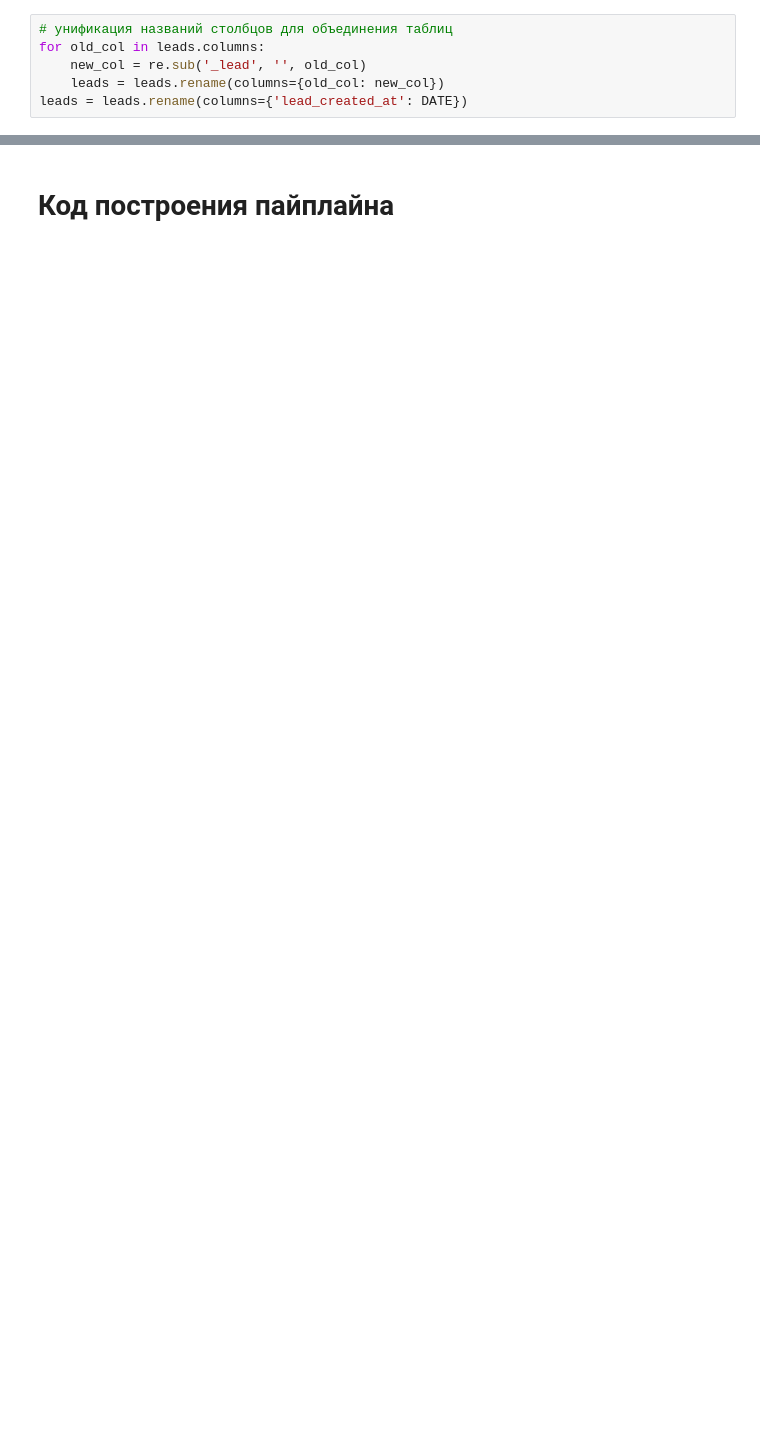
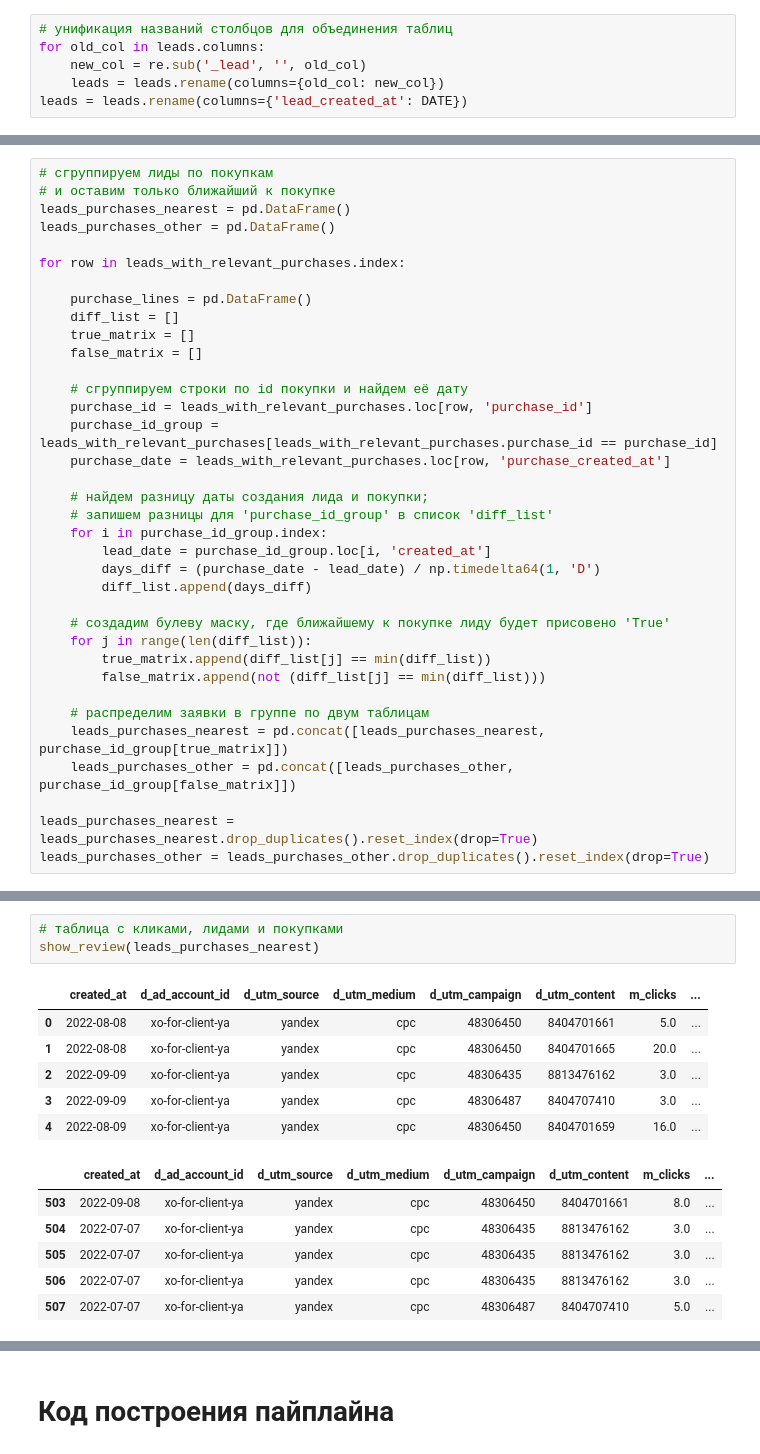
Before and after one commit to deniskriukov/xO_Services_test_task, a Jupyter notebook: xO_Services_test_task.ipynb, the cells around one changed output, grey strips where cells are left out. Saved outputs shown, nothing was run; the diff lists cells and outputs as text; blank space fills up the shorter version.

```diff
--- a/xO_Services_test_task.ipynb
+++ b/xO_Services_test_task.ipynb
@@ -243,0 +263,36 @@ None
+# %%
+# сгруппируем лиды по покупкам
+# и оставим только ближайший к покупке
+leads_purchases_nearest = pd.DataFrame()
+leads_purchases_other = pd.DataFrame()
+
+for row in leads_with_relevant_purchases.index:
+
+    purchase_lines = pd.DataFrame()
+    diff_list = []
+    true_matrix = []
+    false_matrix = []
+
+    # сгруппируем строки по id покупки и найдем её дату
+    purchase_id = leads_with_relevant_purchases.loc[row, 'purchase_id']
+    purchase_id_group = leads_with_relevant_purchases[leads_with_relevant_purchases.purchase_id == purchase_id]
+    purchase_date = leads_with_relevant_purchases.loc[row, 'purchase_created_at']
+
+    # найдем разницу даты создания лида и покупки;
+    # запишем разницы для 'purchase_id_group' в список 'diff_list'
+    for i in purchase_id_group.index:
+        lead_date = purchase_id_group.loc[i, 'created_at']
+        days_diff = (purchase_date - lead_date) / np.timedelta64(1, 'D')
+        diff_list.append(days_diff)
+
+    # создадим булеву маску, где ближайшему к покупке лиду будет присовено 'True'
+    for j in range(len(diff_list)):
+        true_matrix.append(diff_list[j] == min(diff_list))
+        false_matrix.append(not (diff_list[j] == min(diff_list)))
+
+    # распределим заявки в группе по двум таблицам
+    leads_purchases_nearest = pd.concat([leads_purchases_nearest, purchase_id_group[true_matrix]])
+    leads_purchases_other = pd.concat([leads_purchases_other, purchase_id_group[false_matrix]])
+
+leads_purchases_nearest = leads_purchases_nearest.drop_duplicates().reset_index(drop=True)
+leads_purchases_other = leads_purchases_other.drop_duplicates().reset_index(drop=True)
@@ -243,0 +394,16 @@ None
+# %%
+# таблица с кликами, лидами и покупками
+show_review(leads_purchases_nearest)
+# %% [output]
+|  | created_at | d_ad_account_id | d_utm_source | d_utm_medium | d_utm_campaign | d_utm_content | m_clicks | ... |
+| 0 | 2022-08-08 | xo-for-client-ya | yandex | cpc | 48306450 | 8404701661 | 5.0 | ... |
+| 1 | 2022-08-08 | xo-for-client-ya | yandex | cpc | 48306450 | 8404701665 | 20.0 | ... |
+| 2 | 2022-09-09 | xo-for-client-ya | yandex | cpc | 48306435 | 8813476162 | 3.0 | ... |
+| 3 | 2022-09-09 | xo-for-client-ya | yandex | cpc | 48306487 | 8404707410 | 3.0 | ... |
+| 4 | 2022-08-09 | xo-for-client-ya | yandex | cpc | 48306450 | 8404701659 | 16.0 | ... |
+|  | created_at | d_ad_account_id | d_utm_source | d_utm_medium | d_utm_campaign | d_utm_content | m_clicks | ... |
+| 503 | 2022-09-08 | xo-for-client-ya | yandex | cpc | 48306450 | 8404701661 | 8.0 | ... |
+| 504 | 2022-07-07 | xo-for-client-ya | yandex | cpc | 48306435 | 8813476162 | 3.0 | ... |
+| 505 | 2022-07-07 | xo-for-client-ya | yandex | cpc | 48306435 | 8813476162 | 3.0 | ... |
+| 506 | 2022-07-07 | xo-for-client-ya | yandex | cpc | 48306435 | 8813476162 | 3.0 | ... |
+| 507 | 2022-07-07 | xo-for-client-ya | yandex | cpc | 48306487 | 8404707410 | 5.0 | ... |
```
Also changed, not shown: parts of 26 cells of this notebook, 4 other files.
